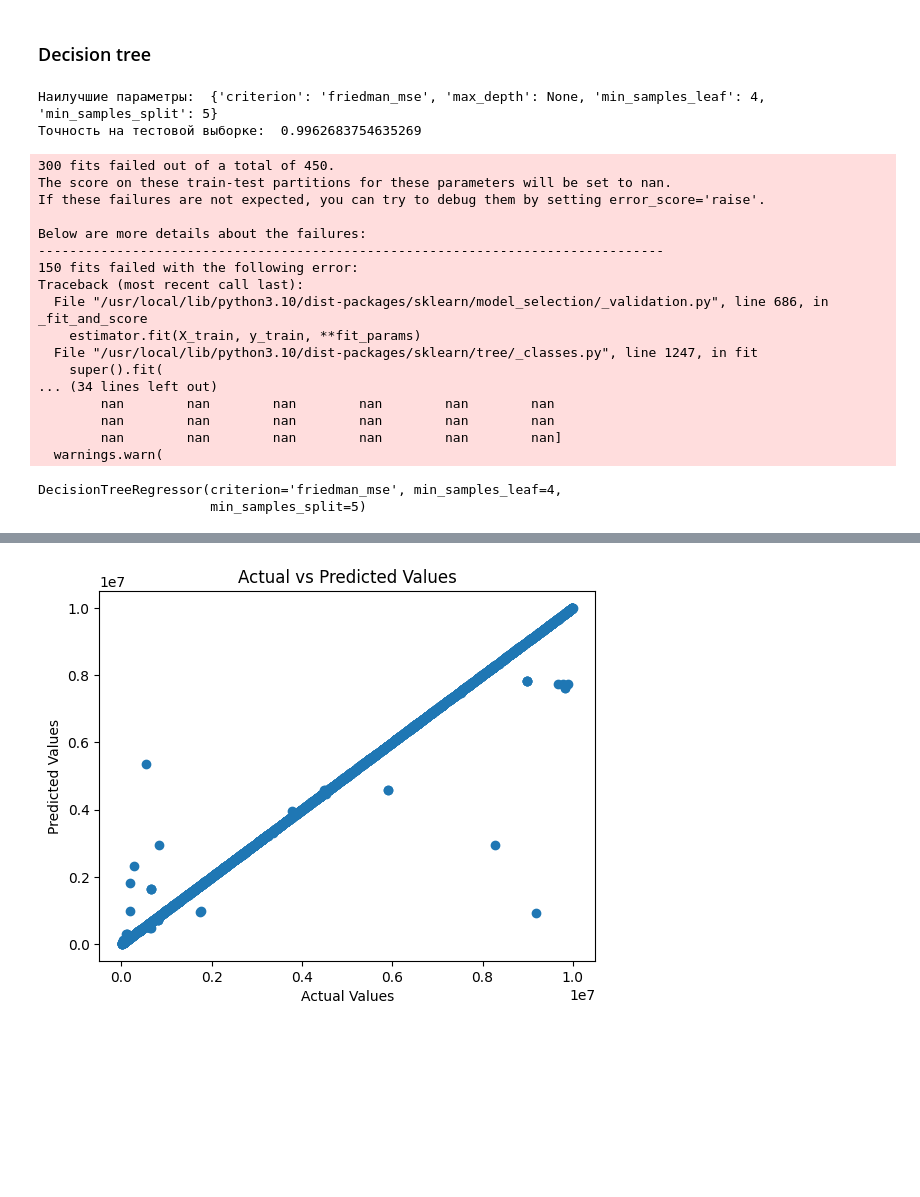
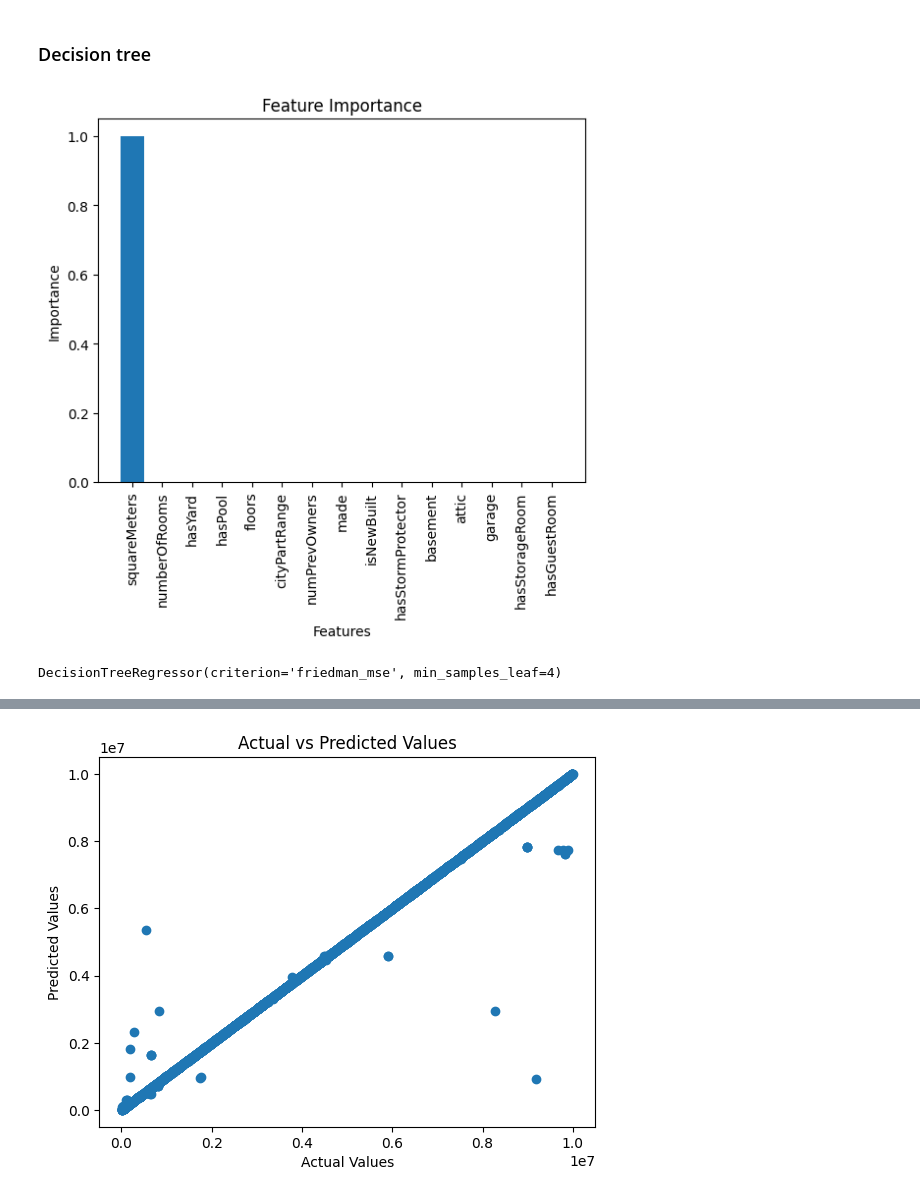
Before and after one commit to vanyagoncharov/CourseMLResourse, a Jupyter notebook: dz_23_s3e6.ipynb, the cells around one changed output, grey strips where cells are left out. Saved outputs shown, nothing was run; the diff lists cells and outputs as text; code cells hidden in the pictures; blank space fills up the shorter version.

```diff
--- a/dz_23_s3e6.ipynb
+++ b/dz_23_s3e6.ipynb
@@ -219,10 +242,25 @@ X_train, X_test, y_train, y_test = train_test_split(X, y, test_size=0.2, random_
 # %%
+# @title
 # Создание экземпляра модели регрессора дерева решений
 regressor = DecisionTreeRegressor()
 
+# # Определение сетки параметров для GridSearchCV
+# param_grid = {
+#     'criterion': ['mse', 'friedman_mse', 'mae'],
+#     'max_depth': [None, 1, 2, 3, 4],
+#     'min_samples_split': [2, 5],
+#     'min_samples_leaf': [1, 2, 4]
+# }
+
+# # Создание экземпляра GridSearchCV для подбора параметров
+# grid_search = GridSearchCV(regressor, param_grid, cv=5)
+
+# Создание экземпляра модели случайного леса
+regressor = RandomForestRegressor()
+
 # Определение сетки параметров для GridSearchCV
 param_grid = {
-    'criterion': ['mse', 'friedman_mse', 'mae'],
+    'n_estimators': [100, 200, 500],
     'max_depth': [None, 1, 2, 3, 4],
     'min_samples_split': [2, 5],
     'min_samples_leaf': [1, 2, 4]
@@ -231,39 +269,40 @@ param_grid = {
 # Создание экземпляра GridSearchCV для подбора параметров
 grid_search = GridSearchCV(regressor, param_grid, cv=5)
 
+# Создание пайплайна для объединения преобразований и моделирования
+pipeline = Pipeline([
+    ('outlier_handler', OutlierHandler()),
+    ('regressor', regressor)
+])
+
 # Обучение модели с использованием GridSearchCV
 grid_search.fit(X_train, y_train)
 
 # Выводим наилучшие параметры и точность на тестовой выборке
 print("Наилучшие параметры: ", grid_search.best_params_)
 print("Точность на тестовой выборке: ", grid_search.best_score_)
+
+# Кросс-валидация для оценки производительности модели
+scores = cross_val_score(pipeline, X, y, cv=5)
+print("Точность по кросс-валидации: ", np.mean(scores))
-# %% [output]
-Наилучшие параметры:  {'criterion': 'friedman_mse', 'max_depth': None, 'min_samples_leaf': 4, 'min_samples_split': 5}
-Точность на тестовой выборке:  0.9962683754635269
-300 fits failed out of a total of 450.
-The score on these train-test partitions for these parameters will be set to nan.
-If these failures are not expected, you can try to debug them by setting error_score='raise'.
-
-Below are more details about the failures:
---------------------------------------------------------------------------------
-150 fits failed with the following error:
-Traceback (most recent call last):
-  File "/usr/local/lib/python3.10/dist-packages/sklearn/model_selection/_validation.py", line 686, in _fit_and_score
-    estimator.fit(X_train, y_train, **fit_params)
-  File "/usr/local/lib/python3.10/dist-packages/sklearn/tree/_classes.py", line 1247, in fit
-    super().fit(
-... (34 lines left out)
-        nan        nan        nan        nan        nan        nan
-        nan        nan        nan        nan        nan        nan
-        nan        nan        nan        nan        nan        nan]
-  warnings.warn(
+# %%
+# Визуализация важности признаков
+feature_importances = grid_search.best_estimator_.feature_importances_
+features = X.columns
+plt.bar(features, feature_importances)
+plt.xticks(rotation='vertical')
+plt.xlabel('Features')
+plt.ylabel('Importance')
+plt.title('Feature Importance')
+plt.show()
+# %% [output]
+[figure, added]
 # %%
 # Обучение модели с использованием наилучших параметров
 best_regressor = DecisionTreeRegressor(**grid_search.best_params_)
 best_regressor.fit(X_train, y_train)
 # %% [output]
-DecisionTreeRegressor(criterion='friedman_mse', min_samples_leaf=4,
-                      min_samples_split=5)
+DecisionTreeRegressor(criterion='friedman_mse', min_samples_leaf=4)
 # %%
 # Оценка модели на тестовых данных
 test_score = best_regressor.score(X_test, y_test)
```
Also changed, not shown: parts of 4 cells of this notebook.
